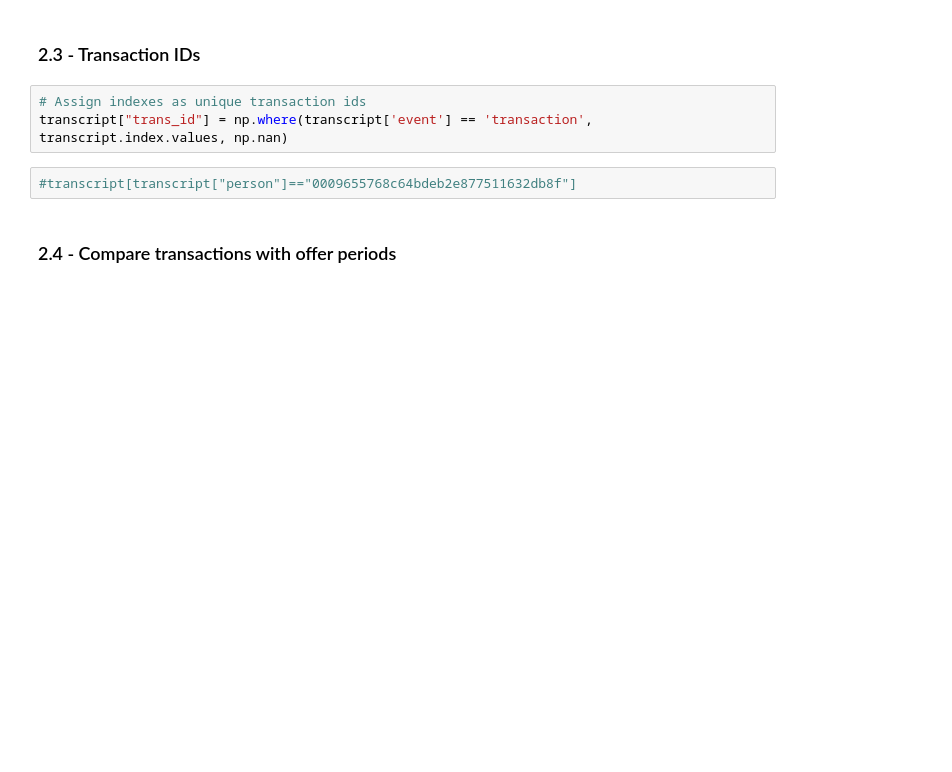
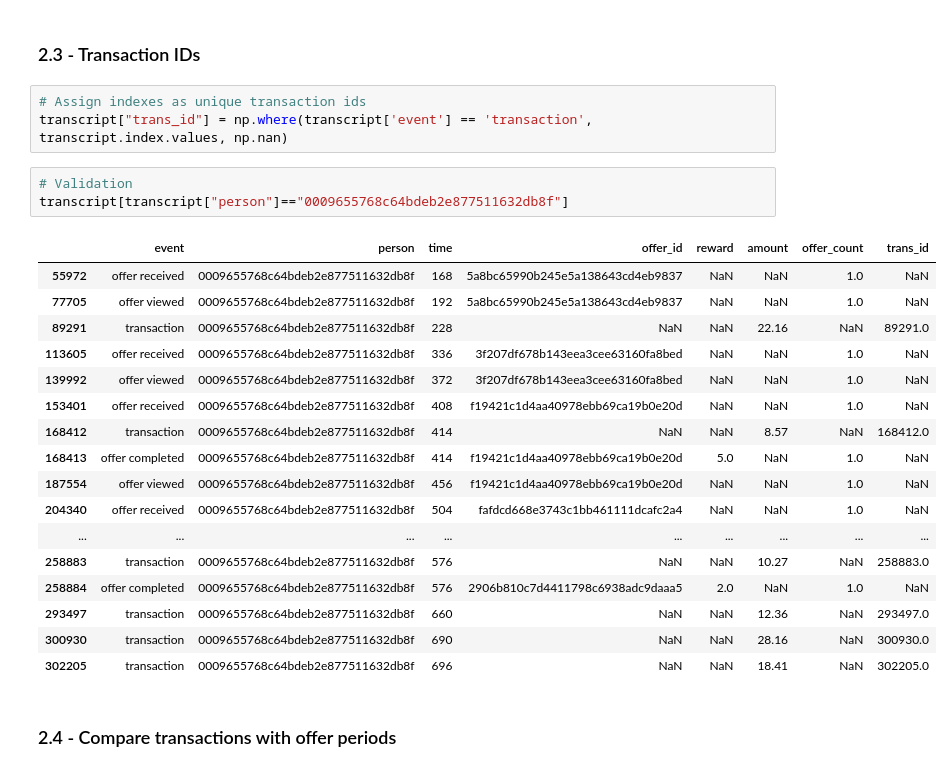
Before and after one commit to GunnarGriese/capstone-udacity, a Jupyter notebook: Starbucks_Capstone_notebook.ipynb, the cells around one changed output. Drawn from its saved outputs; the diff is of its cells as text; blank space fills up the shorter version.

```diff
--- a/Starbucks_Capstone_notebook.ipynb
+++ b/Starbucks_Capstone_notebook.ipynb
@@ -314,7 +433,26 @@ transcript.head()
 # Assign indexes as unique transaction ids
 transcript["trans_id"] = np.where(transcript['event'] == 'transaction', transcript.index.values, np.nan)
 # %%
-#transcript[transcript["person"]=="0009655768c64bdeb2e877511632db8f"]
+# Validation
+transcript[transcript["person"]=="0009655768c64bdeb2e877511632db8f"]
+# %% [output]
+|  | event | person | time | offer_id | reward | amount | offer_count | trans_id |
+| 55972 | offer received | 0009655768c64bdeb2e877511632db8f | 168 | 5a8bc65990b245e5a138643cd4eb9837 | NaN | NaN | 1.0 | NaN |
+| 77705 | offer viewed | 0009655768c64bdeb2e877511632db8f | 192 | 5a8bc65990b245e5a138643cd4eb9837 | NaN | NaN | 1.0 | NaN |
+| 89291 | transaction | 0009655768c64bdeb2e877511632db8f | 228 | NaN | NaN | 22.16 | NaN | 89291.0 |
+| 113605 | offer received | 0009655768c64bdeb2e877511632db8f | 336 | 3f207df678b143eea3cee63160fa8bed | NaN | NaN | 1.0 | NaN |
+| 139992 | offer viewed | 0009655768c64bdeb2e877511632db8f | 372 | 3f207df678b143eea3cee63160fa8bed | NaN | NaN | 1.0 | NaN |
+| 153401 | offer received | 0009655768c64bdeb2e877511632db8f | 408 | f19421c1d4aa40978ebb69ca19b0e20d | NaN | NaN | 1.0 | NaN |
+| 168412 | transaction | 0009655768c64bdeb2e877511632db8f | 414 | NaN | NaN | 8.57 | NaN | 168412.0 |
+| 168413 | offer completed | 0009655768c64bdeb2e877511632db8f | 414 | f19421c1d4aa40978ebb69ca19b0e20d | 5.0 | NaN | 1.0 | NaN |
+| 187554 | offer viewed | 0009655768c64bdeb2e877511632db8f | 456 | f19421c1d4aa40978ebb69ca19b0e20d | NaN | NaN | 1.0 | NaN |
+| 204340 | offer received | 0009655768c64bdeb2e877511632db8f | 504 | fafdcd668e3743c1bb461111dcafc2a4 | NaN | NaN | 1.0 | NaN |
+| ... | ... | ... | ... | ... | ... | ... | ... | ... |
+| 258883 | transaction | 0009655768c64bdeb2e877511632db8f | 576 | NaN | NaN | 10.27 | NaN | 258883.0 |
+| 258884 | offer completed | 0009655768c64bdeb2e877511632db8f | 576 | 2906b810c7d4411798c6938adc9daaa5 | 2.0 | NaN | 1.0 | NaN |
+| 293497 | transaction | 0009655768c64bdeb2e877511632db8f | 660 | NaN | NaN | 12.36 | NaN | 293497.0 |
+| 300930 | transaction | 0009655768c64bdeb2e877511632db8f | 690 | NaN | NaN | 28.16 | NaN | 300930.0 |
+| 302205 | transaction | 0009655768c64bdeb2e877511632db8f | 696 | NaN | NaN | 18.41 | NaN | 302205.0 |
 # %% [markdown]
 ### 2.4 - Compare transactions with offer periods
 # %% [markdown]
```
Also changed, not shown: parts of 39 cells of this notebook.
